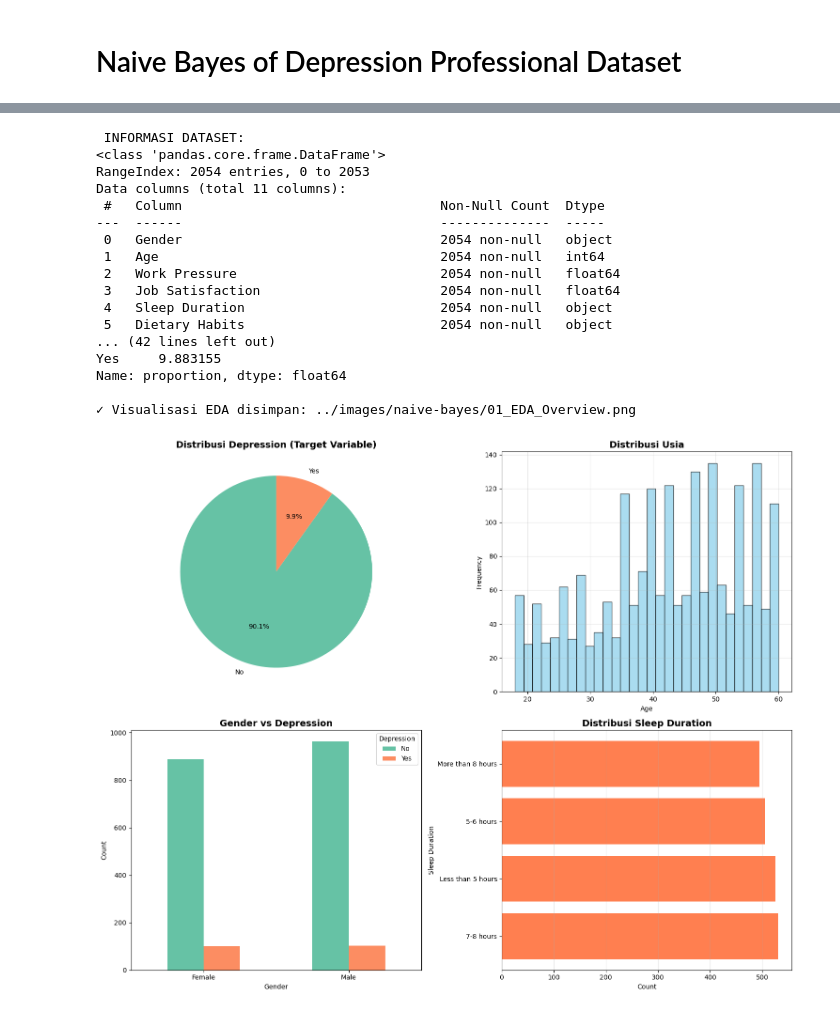
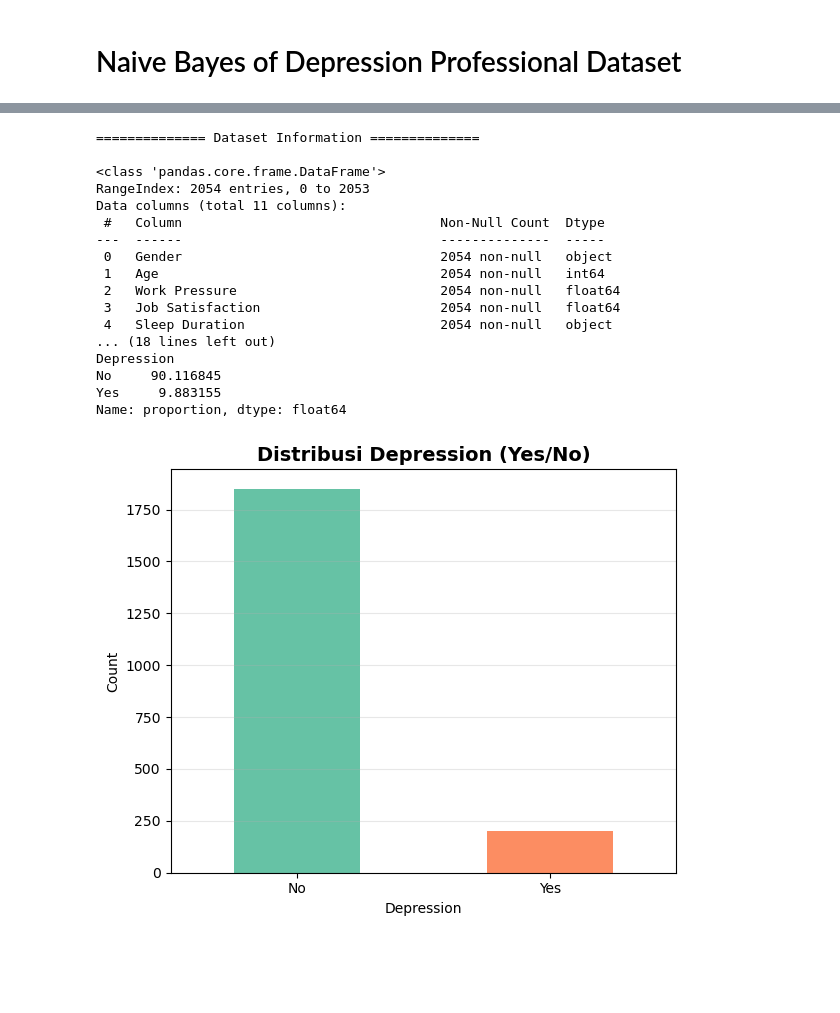
Before and after one commit to hilmimusyafa/mental-health-classification-project, a Jupyter notebook: code/naive-bayes.ipynb, the cells around one changed output, grey strips where cells are left out. Drawn from its saved outputs; the diff is of its cells as text; code cells hidden in the pictures; blank space fills up the shorter version.

```diff
--- a/code/naive-bayes.ipynb
+++ b/code/naive-bayes.ipynb
@@ -22,76 +38,43 @@ Proses eksplorasi awal untuk memahami karakteristik dataset melalui pengecekan t
 # %%
-# 1. Load Dataset
-print("\n INFORMASI DATASET:")
+# Load Dataset and Initial Exploration
+print("\n============== Dataset Information ==============")
+print()
 print(data.info())
 
-# 3.2 Statistik Deskriptif
-print("\n STATISTIK DESKRIPTIF:")
-print(data.describe())
-
-# 3.3 Cek Missing Values
-print("\n CEK MISSING VALUES:")
-missing = data.isnull().sum()
-print(missing[missing > 0] if missing.sum() > 0 else "✓ Tidak ada missing values!")
-
-# 3.4 Distribusi Target Variable
-print("\n DISTRIBUSI TARGET (Depression):")
+# Target Variable Distribution
+print("\n========= Target Distribution (Depression) =========")
+print()
 target_dist = data['Depression'].value_counts()
 print(target_dist)
-print(f"\nPersentase:")
+print(f"\nPercentage:")
 print(data['Depression'].value_counts(normalize=True) * 100)
 
-# Visualisasi 1: Target Distribution
-fig, axes = plt.subplots(2, 2, figsize=(15, 12))
-
-# Plot 1: Target Distribution
-axes[0, 0].pie(target_dist.values, labels=target_dist.index, autopct='%1.1f%%',
-               colors=['#66c2a5', '#fc8d62'], startangle=90)
-axes[0, 0].set_title('Distribusi Depression (Target Variable)', fontsize=14, fontweight='bold')
-
-# Plot 2: Age Distribution
-axes[0, 1].hist(data['Age'], bins=30, color='skyblue', edgecolor='black', alpha=0.7)
-axes[0, 1].set_xlabel('Age')
-axes[0, 1].set_ylabel('Frequency')
-axes[0, 1].set_title('Distribusi Usia', fontsize=14, fontweight='bold')
-axes[0, 1].grid(True, alpha=0.3)
-
-# Plot 3: Gender vs Depression
-gender_dep = pd.crosstab(data['Gender'], data['Depression'])
-gender_dep.plot(kind='bar', ax=axes[1, 0], color=['#66c2a5', '#fc8d62'])
-axes[1, 0].set_xlabel('Gender')
-axes[1, 0].set_ylabel('Count')
-axes[1, 0].set_title('Gender vs Depression', fontsize=14, fontweight='bold')
-axes[1, 0].legend(title='Depression')
-axes[1, 0].tick_params(axis='x', rotation=0)
-
-# Plot 4: Sleep Duration Distribution
-sleep_counts = data['Sleep Duration'].value_counts()
-axes[1, 1].barh(sleep_counts.index, sleep_counts.values, color='coral')
-axes[1, 1].set_xlabel('Count')
-axes[1, 1].set_ylabel('Sleep Duration')
-axes[1, 1].set_title('Distribusi Sleep Duration', fontsize=14, fontweight='bold')
-axes[1, 1].grid(True, alpha=0.3, axis='x')
-
+# Grafik batang sederhana: Distribusi Depression (Yes/No)
+plt.figure(figsize=(6, 5))
+target_dist.plot(kind='bar', color=['#66c2a5', '#fc8d62'])
+plt.xlabel('Depression')
+plt.ylabel('Count')
+plt.title('Distribusi Depression (Yes/No)', fontsize=14, fontweight='bold')
+plt.xticks(rotation=0)
+plt.grid(axis='y', alpha=0.3)
 plt.tight_layout()
-plt.savefig('../images/naive-bayes/01_EDA_Overview.png', dpi=300, bbox_inches='tight')
-print("\n✓ Visualisasi EDA disimpan: ../images/naive-bayes/01_EDA_Overview.png")
 plt.show()
 # %% [output]
- INFORMASI DATASET:
+============== Dataset Information ==============
+
 <class 'pandas.core.frame.DataFrame'>
 RangeIndex: 2054 entries, 0 to 2053
 Data columns (total 11 columns):
  #   Column                                 Non-Null Count  Dtype
 ---  ------                                 --------------  -----
  0   Gender                                 2054 non-null   object
  1   Age                                    2054 non-null   int64
  2   Work Pressure                          2054 non-null   float64
  3   Job Satisfaction                       2054 non-null   float64
  4   Sleep Duration                         2054 non-null   object
- 5   Dietary Habits                         2054 non-null   object
-... (42 lines left out)
+... (18 lines left out)
+Depression
+No     90.116845
 Yes     9.883155
 Name: proportion, dtype: float64
-
-✓ Visualisasi EDA disimpan: ../images/naive-bayes/01_EDA_Overview.png
-[figure, old version]
+[figure, new version]
```
Also changed, not shown: parts of 28 cells of this notebook, 5 other files.
